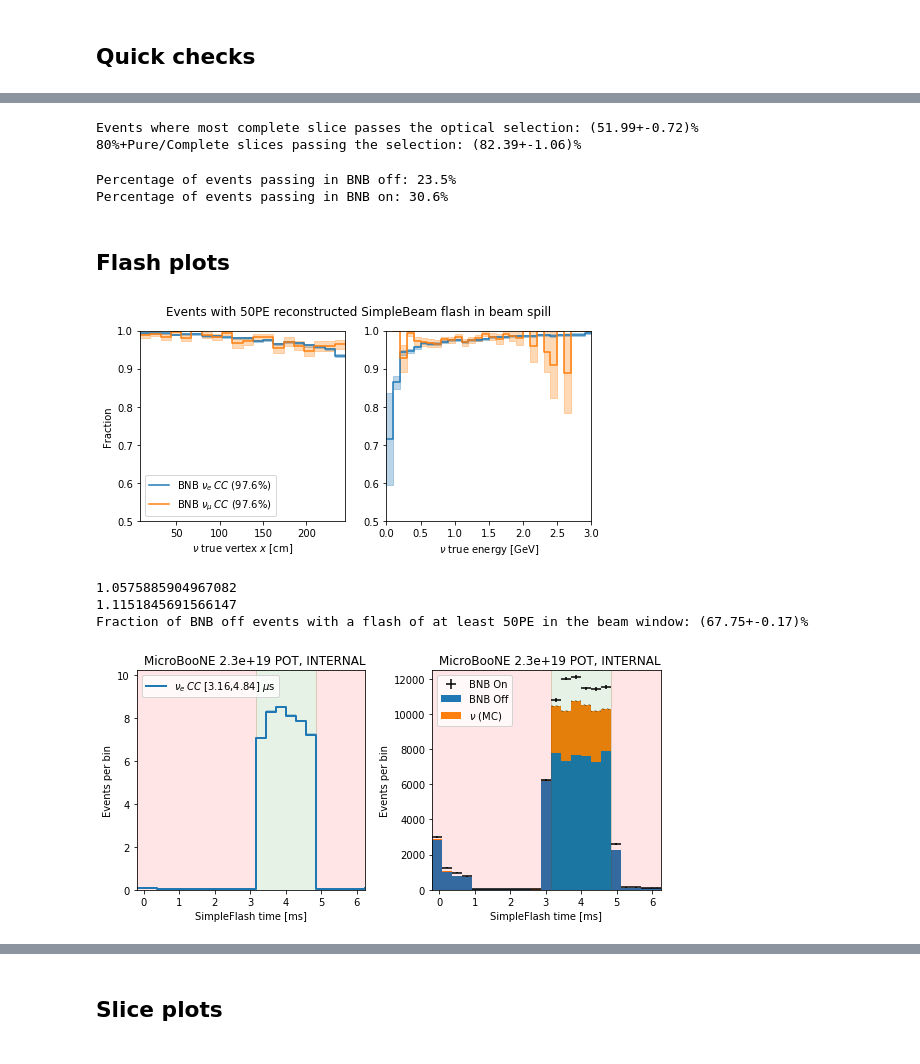
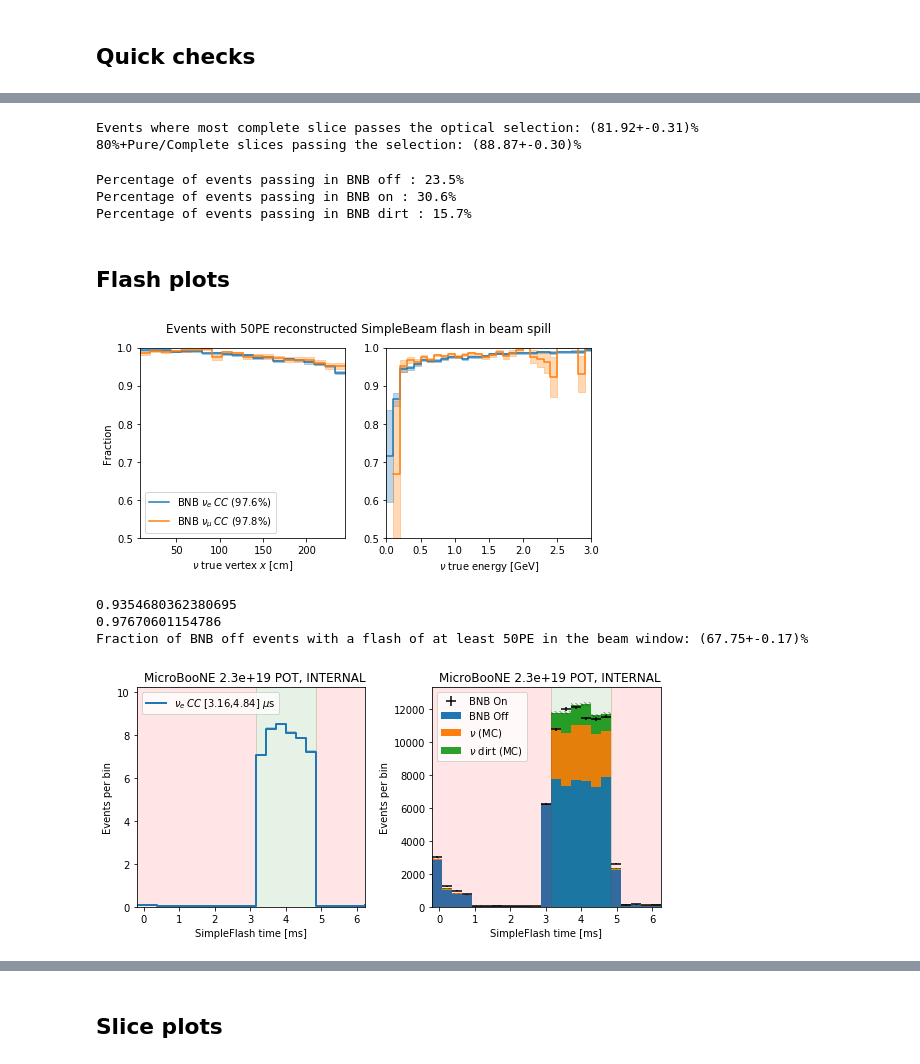
Before and after one commit to Wouter-VDP/MCC9_FlashID, a Jupyter notebook: Flash_ID_all.ipynb, the cells around one changed output, grey strips where cells are left out. Cells and saved outputs as stored; diff of their text form; code cells hidden in the pictures.

```diff
--- a/Flash_ID_all.ipynb
+++ b/Flash_ID_all.ipynb
@@ -27,7 +27,7 @@ pd.set_option('display.max_columns', 500)
 # %%
 gr = 1.618
 outdir= './output/FlashID/'
-inputdir = './input/mar_abso/'
+inputdir = './input/mar25_abso/'
 
 mc_start = 3.16
 bnb_start = mc_start + 2*0.015625 #3.19
@@ -42,12 +42,12 @@ kin_min = 0.02
 kin_min_mu = kin_min + mass_mu
 
 sig = 'nu'
-plot_scale = 0.06 #0.15
+plot_scale = 0.2
 # %%
-dict_names = ['nue','nu','on','off']
+dict_names = ['nue','nu','on','off','dirt']
 
 shift_time = [0,0,0.03,0.42] #fullmc
-shift_time = [0,0.42,0.03,0.42] #overlay
+shift_time = [0,0.42,0.03,0.42, 0.42] #overlay+dirt
 
 lower = [-1.55, -115.53, 0.1]
 upper = [254.8, 117.47, 1036.9]
@@ -129,7 +126,8 @@ Loading took  15.23 seconds.
 pot_nue = sum(file_dict['nue']['subruns'][b'pot'])
 print('Total POT in nue file: {0:.4g}'.format(pot_nue))
 pot_nu = sum(file_dict['nu']['subruns'][b'pot'])
-pot_nu = 2.04e19 #3.19e19
 print('Total POT in nu file: {0:.4g}'.format(pot_nu))
+pot_dirt = sum(file_dict['dirt']['subruns'][b'pot'])
+print('Total POT in dirt file: {0:.4g}'.format(pot_dirt))
 # %% [output]
 Total POT in nue file: 4.574e+22
@@ -151,8 +150,9 @@ title_str = "MicroBooNE {0:.2g} POT, INTERNAL".format(pot_on)
 scale_off = triggers_on / triggers_off
 scale_nu = pot_on / pot_nu
 scale_nue = pot_on / pot_nue
+scale_dirt = pot_on / pot_dirt
 scale_on = 1
 
-scales = [scale_nue, scale_nu, scale_on, scale_off]
+scales = [scale_nue, scale_nu, scale_on, scale_off, scale_dirt]
 print(scales)
 # %% [output]
@@ -240,18 +240,18 @@ frq = sum(mask)/sum(mask_denom)
 err = helper.effErr(sum(mask), sum(mask_denom))
 print('80%+Pure/Complete slices passing the selection: ({0:.2f}+-{1:.2f})%'.format(frq*100,err*100))
 # %% [output]
-Events where most complete slice passes the optical selection: (51.99+-0.72)%
-80%+Pure/Complete slices passing the selection: (82.39+-1.06)%
+Events where most complete slice passes the optical selection: (81.92+-0.31)%
+80%+Pure/Complete slices passing the selection: (88.87+-0.30)%
 # %%
-sample = "off"
-passf = file_dict[sample]['events'][b'nSlicesAfterPrecuts']>0
-print("Percentage of events passing in BNB off: {0:.1f}%".format(sum(passf)*100/len(passf)))
-sample = "on"
-passf = file_dict[sample]['events'][b'nSlicesAfterPrecuts']>0
-print("Percentage of events passing in BNB on: {0:.1f}%".format(sum(passf)*100/len(passf)))
+samples = ["off", "on", "dirt"]
+
+for sample in samples:
+    passf = file_dict[sample]['events'][b'nSlicesAfterPrecuts']>0
+    print("Percentage of events passing in BNB",sample,": {0:.1f}%".format(sum(passf)*100/len(passf)))
 # %% [output]
-Percentage of events passing in BNB off: 23.5%
-Percentage of events passing in BNB on: 30.6%
+Percentage of events passing in BNB off : 23.5%
+Percentage of events passing in BNB on : 30.6%
+Percentage of events passing in BNB dirt : 15.7%
 # %% [markdown]
 ## Flash plots
 # %%
@@ -319,20 +319,20 @@ ax[1].set_xlim(x_min,x_max)
 
 fig.savefig( outdir+"flash_eff.pdf", bbox_inches="tight")
 # %% [output]
-[figure, old version]
+[figure, new version]
 # %%
 # data/MC ratio events with valid flash:
-ratio = len(file_dict["on"]['events'][b'hasBeamFlash']) / (len(file_dict["nu"]['events'][b'hasBeamFlash'])*scales[1]+ len(file_dict["off"]['events'][b'hasBeamFlash'])*scales[3])
+ratio = len(file_dict["on"]['events'][b'hasBeamFlash']) / (len(file_dict["nu"]['events'][b'hasBeamFlash'])*scales[1]+ len(file_dict["dirt"]['events'][b'hasBeamFlash'])*scales[4] + len(file_dict["off"]['events'][b'hasBeamFlash'])*scales[3])
 print(ratio)
-ratio = sum(file_dict["on"]['events'][b'hasBeamFlash']) / (sum(file_dict["nu"]['events'][b'hasBeamFlash'])*scales[1]+ sum(file_dict["off"]['events'][b'hasBeamFlash'])*scales[3])
+ratio = sum(file_dict["on"]['events'][b'hasBeamFlash']) / (sum(file_dict["nu"]['events'][b'hasBeamFlash'])*scales[1]+ sum(file_dict["dirt"]['events'][b'hasBeamFlash'])*scales[4] + sum(file_dict["off"]['events'][b'hasBeamFlash'])*scales[3])
 print(ratio)
 
 frq = sum(file_dict["off"]['events'][b'hasBeamFlash'])/len(file_dict["off"]['events'][b'hasBeamFlash'])
 err = helper.effErr(sum(file_dict["off"]['events'][b'hasBeamFlash']),len(file_dict["off"]['events'][b'hasBeamFlash']))
 print('Fraction of BNB off events with a flash of at least 50PE in the beam window: ({0:.2f}+-{1:.2f})%'.format(frq*100,err*100))
 # %% [output]
-1.0575885904967082
-1.1151845691566147
+0.9354680362380695
+0.97670601154786
 Fraction of BNB off events with a flash of at least 50PE in the beam window: (67.75+-0.17)%
 # %%
 N=23
@@ -356,37 +356,38 @@ ax[0].fill_between(edges, bins[0] - err[0], bins[0] + err[0], alpha=0.3, step='p
 ax[0].set_xlim(x_min,x_max)
 ax[0].set_ylim(0,1.2*max_val[0])
 ax[0].set_xlabel(lab)
 ax[0].set_ylabel('Events per bin')
 ax[0].set_title(title_str, loc='right')
 ax[0].legend()
 
 # Data/MC
 ax[1].errorbar(edges_mid, bins[2], xerr=widths, yerr=err[2], color= "k",fmt="none",label="BNB On")
 ax[1].bar(edges_mid, bins[3], lw=2, label='BNB Off', width = 2*widths)
 ax[1].bar(edges_mid, bins[1], lw=2, label=r'$\nu$ (MC)', width = 2*widths, bottom = bins[3])
-y_err = np.sqrt(err[1]**2+err[3])
-val = bins[3]+bins[1]
+ax[1].bar(edges_mid, bins[4], lw=2, label=r'$\nu$ dirt (MC)', width = 2*widths, bottom = bins[1]+bins[3])
+y_err = np.sqrt(err[1]**2+err[3]**2+err[4]**2)
+val = bins[3]+bins[1]+bins[4]
 for m, v, e, w in zip(edges_mid ,val ,y_err, widths):
     ax[1].add_patch(patches.Rectangle( (m-w, v-e), 2*w, 2*e, hatch='\\\\\\\\\\', Fill=False, linewidth=0, alpha=0.4))
 
 ax[1].legend()
 ax[1].set_xlabel(lab)
 ax[1].set_ylabel('Events per bin')
 ax[1].set_title(title_str, loc='right')
-ax[1].set_ylim(0,1.03*max_val[2])
+ax[1].set_ylim(0,1.1*max_val[2])
 
 ax[1].axvspan(x_min,mc_start, alpha=0.1, color="red")
 ax[1].axvspan(mc_start,mc_start+duration, alpha=0.1, color="green")
 ax[1].axvspan(mc_start+duration,x_max, alpha=0.1, color="red")
 ax[0].axvspan(x_min,mc_start, alpha=0.1, color="red")
 ax[0].axvspan(mc_start,mc_start+duration, alpha=0.1, color="green")
 ax[0].axvspan(mc_start+duration,x_max, alpha=0.1, color="red")
 
 
 fig.tight_layout()
 fig.savefig(outdir+field.decode('UTF-8')+".pdf", bbox_inches="tight")
 # %% [output]
-[figure, old version]
+[figure, new version]
 # %%
 N=50
 x_min = 0
```
Also changed, not shown: parts of 19 cells of this notebook, 24 other files.
